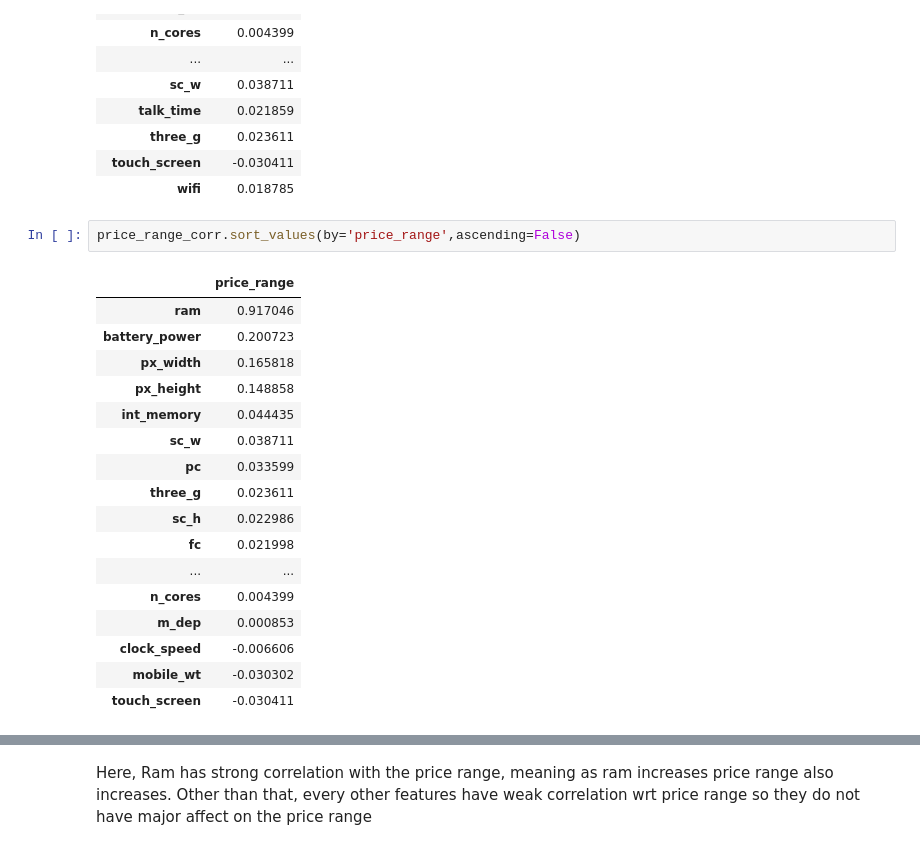
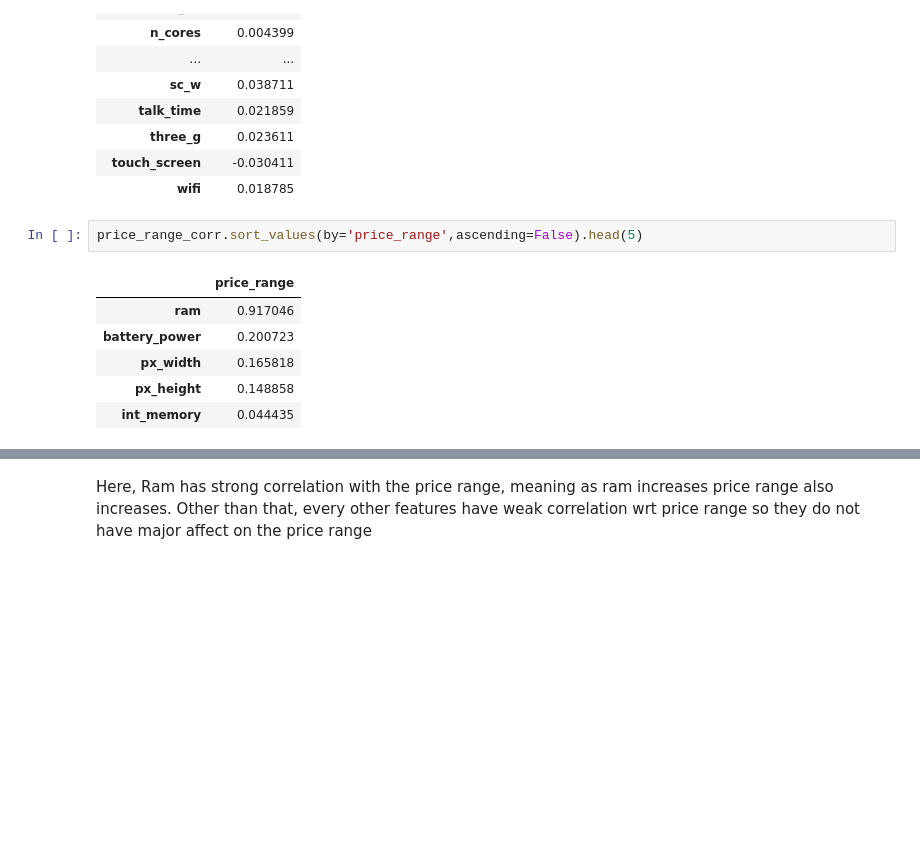
Before and after one commit to DEADBODY142/Mobile-price-range-classification, a Jupyter notebook: attempt.ipynb, the cells around one changed output, grey strips where cells are left out. Drawn from its saved outputs; the diff is of its cells as text; blank space fills up the shorter version.

```diff
--- a/attempt.ipynb
+++ b/attempt.ipynb
@@ -118,23 +117,12 @@ price_range_corr
 | touch_screen | -0.030411 |
 | wifi | 0.018785 |
 # %%
-price_range_corr.sort_values(by='price_range',ascending=False)
+price_range_corr.sort_values(by='price_range',ascending=False).head(5)
 # %% [output]
 |  | price_range |
 | ram | 0.917046 |
 | battery_power | 0.200723 |
 | px_width | 0.165818 |
 | px_height | 0.148858 |
 | int_memory | 0.044435 |
-| sc_w | 0.038711 |
-| pc | 0.033599 |
-| three_g | 0.023611 |
-| sc_h | 0.022986 |
-| fc | 0.021998 |
-| ... | ... |
-| n_cores | 0.004399 |
-| m_dep | 0.000853 |
-| clock_speed | -0.006606 |
-| mobile_wt | -0.030302 |
-| touch_screen | -0.030411 |
 # %%
```
Also changed, not shown: parts of 30 cells of this notebook, 1 other file.
